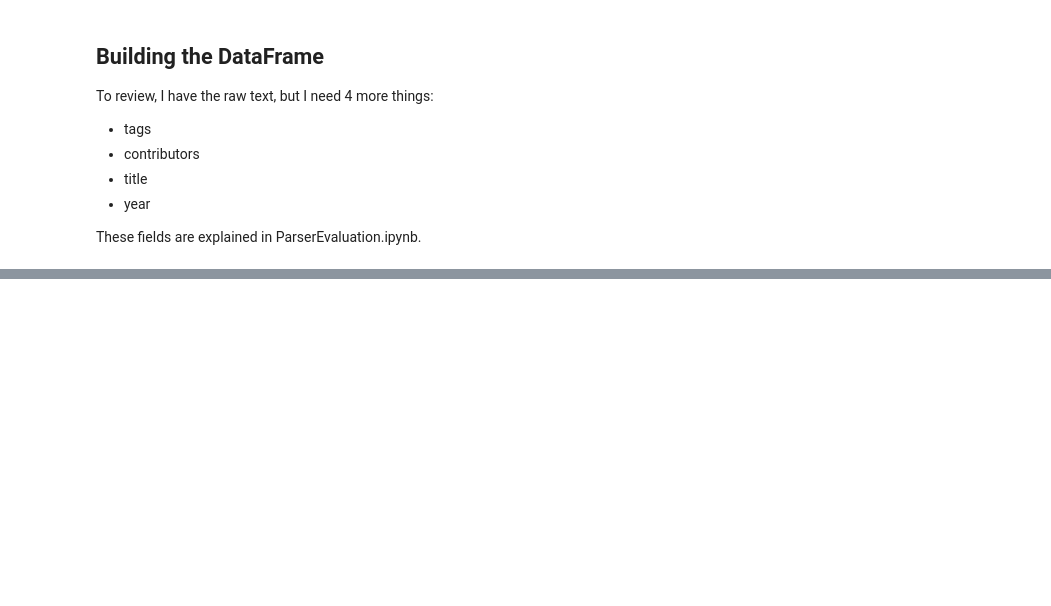
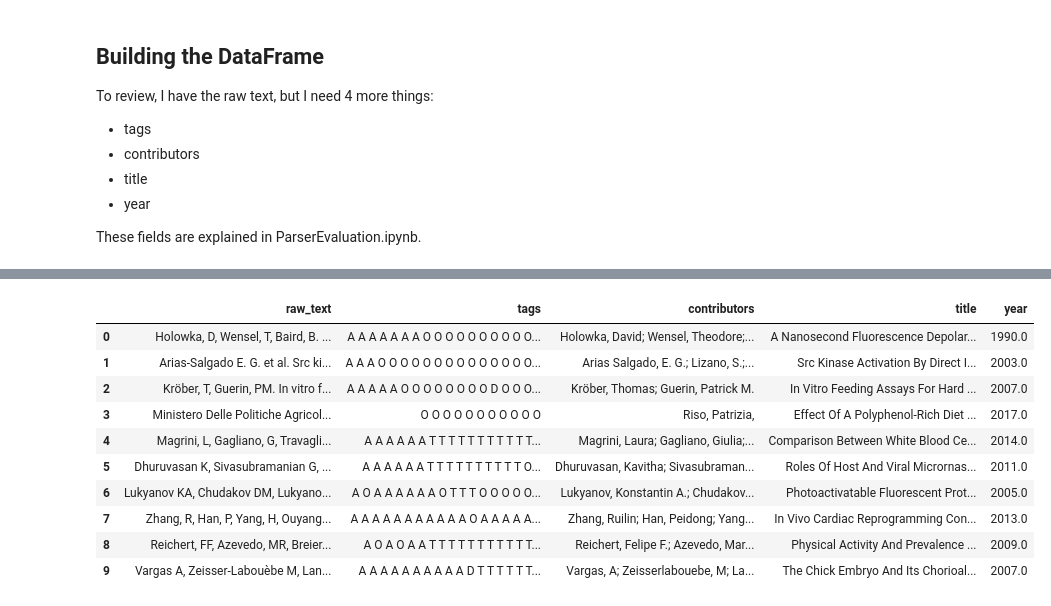
Before and after one commit to petervdonovan/CitationParser, a Jupyter notebook: datasets/ccc_dataset.ipynb, the cells around one changed output, grey strips where cells are left out. Saved outputs shown, nothing was run; the diff lists cells and outputs as text; code cells hidden in the pictures; blank space fills up the shorter version.

Commit message:
generated 5000-entry dataset from OpenCitations data, sampled randomly from a non-random sample of the cited resources in their corpus

```diff
--- a/datasets/ccc_dataset.ipynb
+++ b/datasets/ccc_dataset.ipynb
@@ -74,0 +79,2 @@ JSONDecodeError: Expecting value: line 1 column 1 (char 0)
+# %%
+sample_size = 5000
@@ -115,0 +129,28 @@ Time to get 10.1007/bf03195213: 0.7638 seconds.
+# %%
+def failed_get_meta():
+    print('WARNING: Could not interpret response.')
+    data['contributors'].append(None)
+    data['year'].append(None)
+    data['title'].append(None)
+count_failed_decode = 0
+for doi in dois:
+    print('Sending request: GET ' + oc_api + '/metadata/{}'.format(doi))
+    t0 = time.time()
+    meta = requests.get(
+            oc_api + '/metadata/{}'.format(doi)
+        )
+    try:
+        meta = meta.json()
+    except ValueError:
+        failed_get_meta()
+        count_failed_decode += 1
+        continue
+    if len(meta) == 1:
+        meta = meta[0]
+        print('Response received in {:.4f} seconds.'.format(time.time()-t0))
+        data['contributors'].append(meta['author'])
+        data['year'].append(meta['year'])
+        data['title'].append(meta['title'])
+    else:
+        failed_get_meta()
+data
@@ -115,0 +200,6 @@ Time to get 10.1007/bf03195213: 0.7638 seconds.
+# %%
+data['year'] = [int(year) if year else None for year in data['year']]
+data['contributors'] = [
+    (' '.join(re.findall(r'[^ \d\-]+', contribs))
+      if contribs is not None else '')
+    for contribs in data['contributors']]
@@ -115,0 +274,18 @@ Time to get 10.1007/bf03195213: 0.7638 seconds.
+# %%
+dataset = pd.DataFrame(data)
+with open('dataset{}.pickle'.format(timecode()), 'wb') as dbfile:
+    pickle.dump(dataset, dbfile, pickle.HIGHEST_PROTOCOL)
+# %%
+dataset.head(10)
+# %% [output]
+|  | raw_text | tags | contributors | title | year |
+| 0 | Holowka, D, Wensel, T, Baird, B. ... | A A A A A A A O O O O O O O O O O... | Holowka, David; Wensel, Theodore;... | A Nanosecond Fluorescence Depolar... | 1990.0 |
+| 1 | Arias-Salgado E. G. et al. Src ki... | A A A O O O O O O O O O O O O O O... | Arias Salgado, E. G.; Lizano, S.;... | Src Kinase Activation By Direct I... | 2003.0 |
+| 2 | Kröber, T, Guerin, PM. In vitro f... | A A A A A O O O O O O O O D O O O... | Kröber, Thomas; Guerin, Patrick M. | In Vitro Feeding Assays For Hard ... | 2007.0 |
+| 3 | Ministero Delle Politiche Agricol... | O O O O O O O O O O O | Riso, Patrizia, | Effect Of A Polyphenol-Rich Diet ... | 2017.0 |
+| 4 | Magrini, L, Gagliano, G, Travagli... | A A A A A A T T T T T T T T T T T... | Magrini, Laura; Gagliano, Giulia;... | Comparison Between White Blood Ce... | 2014.0 |
+| 5 | Dhuruvasan K, Sivasubramanian G, ... | A A A A A A T T T T T T T T T T O... | Dhuruvasan, Kavitha; Sivasubraman... | Roles Of Host And Viral Micrornas... | 2011.0 |
+| 6 | Lukyanov KA, Chudakov DM, Lukyano... | A O A A A A A A O T T T O O O O O... | Lukyanov, Konstantin A.; Chudakov... | Photoactivatable Fluorescent Prot... | 2005.0 |
+| 7 | Zhang, R, Han, P, Yang, H, Ouyang... | A A A A A A A A A A A O A A A A A... | Zhang, Ruilin; Han, Peidong; Yang... | In Vivo Cardiac Reprogramming Con... | 2013.0 |
+| 8 | Reichert, FF, Azevedo, MR, Breier... | A O A O A A T T T T T T T T T T T... | Reichert, Felipe F.; Azevedo, Mar... | Physical Activity And Prevalence ... | 2009.0 |
+| 9 | Vargas A, Zeisser-Labouèbe M, Lan... | A A A A A A A A A A D T T T T T T... | Vargas, A; Zeisserlabouebe, M; La... | The Chick Embryo And Its Chorioal... | 2007.0 |
```
Also changed, not shown: parts of 14 cells of this notebook, 2 other files.
